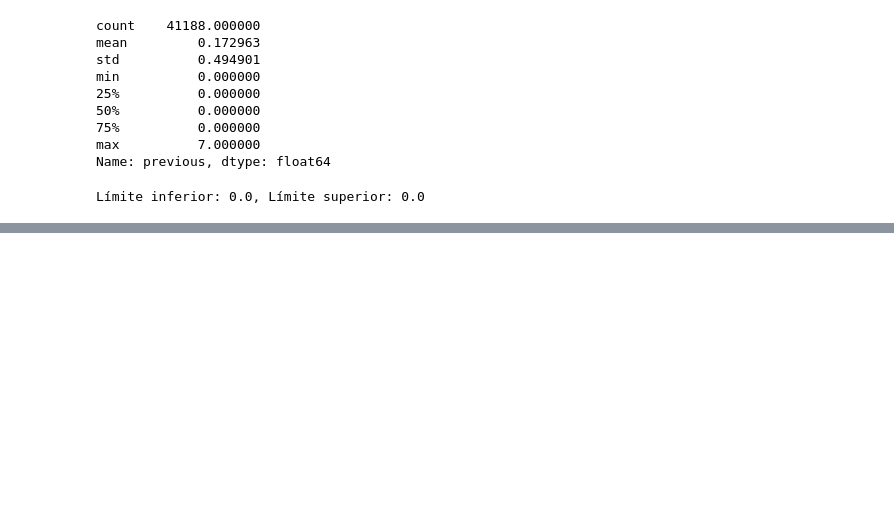
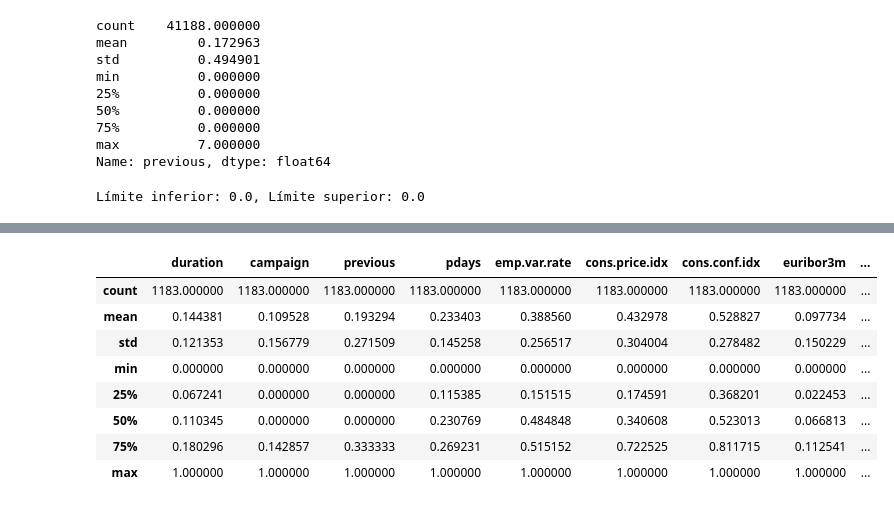
Before and after one commit to maldo1904/Logistic-Regression-Project-Tutorial, a Jupyter notebook: src/explore.ipynb, the cells around one changed output, grey strips where cells are left out. Saved outputs shown, nothing was run; the diff lists cells and outputs as text; code cells hidden in the pictures; blank space fills up the shorter version.

```diff
--- a/src/explore.ipynb
+++ b/src/explore.ipynb
@@ -376,0 +389,12 @@ LogisticRegression()
+# %%
+# La mayoría de los clientes nunca han sido contactados antes (el percentil 75 es 0).
+# Clientes con más de 5 contactos previos probablemente ya decidieron si contratar o no.
+# Filtramos estos valores para enfocarnos en clientes que aún podrían ser influenciados.
+
+df = df[df['previous'] < 5]
+# %%
+# `pdays = 999` significa que el cliente nunca fue contactado antes.
+# Queremos analizar solo clientes que tienen un historial de contacto en campañas previas.
+# Eliminamos `pdays = 999` para evitar sesgos en el modelo.
+
+df = df[df['pdays'] < 999]
@@ -376,0 +421,40 @@ LogisticRegression()
+# %%
+
+from sklearn.preprocessing import MinMaxScaler
+from sklearn.model_selection import train_test_split
+import pandas as pd
+
+# Seleccionar variables numéricas para el escalado
+variables_numericas = ['duration', 'campaign', 'previous', 'pdays',
+                       'emp.var.rate', 'cons.price.idx', 'cons.conf.idx',
+                       'euribor3m', 'nr.employed']
+
+# Definir X (variables predictoras) e Y (variable objetivo)
+X = df[variables_numericas]
+y = df['y_num']  # Variable objetivo
+
+# Dividir el dataset en conjunto de entrenamiento (80%) y prueba (20%)
+X_train, X_test, y_train, y_test = train_test_split(X, y, test_size=0.2, random_state=42)
+
+# Inicializar el escalador MinMaxScaler
+scaler = MinMaxScaler()
+
+# Ajustar y transformar los datos de entrenamiento
+X_train_esc = pd.DataFrame(scaler.fit_transform(X_train), index=X_train.index, columns=X_train.columns)
+y_train_esc = y_train  # La variable objetivo no se escala porque es binaria (0 o 1)
+
+# Transformar los datos de prueba
+X_test_esc = pd.DataFrame(scaler.transform(X_test), index=X_test.index, columns=X_test.columns)
+y_test_esc = y_test  # Igual, la variable objetivo no se escala
+# %%
+X_train_esc.describe()
+# %% [output]
+|  | duration | campaign | previous | pdays | emp.var.rate | cons.price.idx | cons.conf.idx | euribor3m | ... |
+| count | 1183.000000 | 1183.000000 | 1183.000000 | 1183.000000 | 1183.000000 | 1183.000000 | 1183.000000 | 1183.000000 | ... |
+| mean | 0.144381 | 0.109528 | 0.193294 | 0.233403 | 0.388560 | 0.432978 | 0.528827 | 0.097734 | ... |
+| std | 0.121353 | 0.156779 | 0.271509 | 0.145258 | 0.256517 | 0.304004 | 0.278482 | 0.150229 | ... |
+| min | 0.000000 | 0.000000 | 0.000000 | 0.000000 | 0.000000 | 0.000000 | 0.000000 | 0.000000 | ... |
+| 25% | 0.067241 | 0.000000 | 0.000000 | 0.115385 | 0.151515 | 0.174591 | 0.368201 | 0.022453 | ... |
+| 50% | 0.110345 | 0.000000 | 0.000000 | 0.230769 | 0.484848 | 0.340608 | 0.523013 | 0.066813 | ... |
+| 75% | 0.180296 | 0.142857 | 0.333333 | 0.269231 | 0.515152 | 0.722525 | 0.811715 | 0.112541 | ... |
+| max | 1.000000 | 1.000000 | 1.000000 | 1.000000 | 1.000000 | 1.000000 | 1.000000 | 1.000000 | ... |
```
Also changed, not shown: parts of 19 cells of this notebook, 3 other files.
